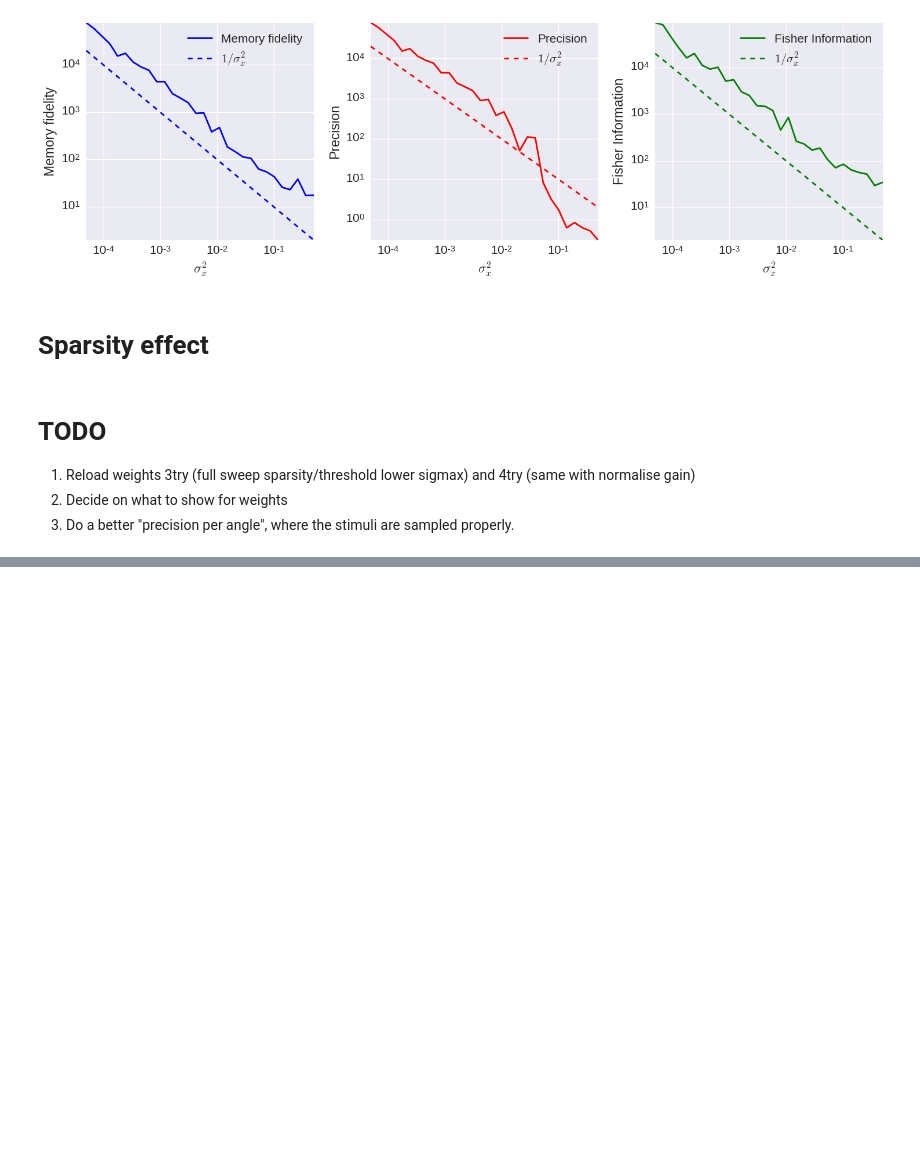
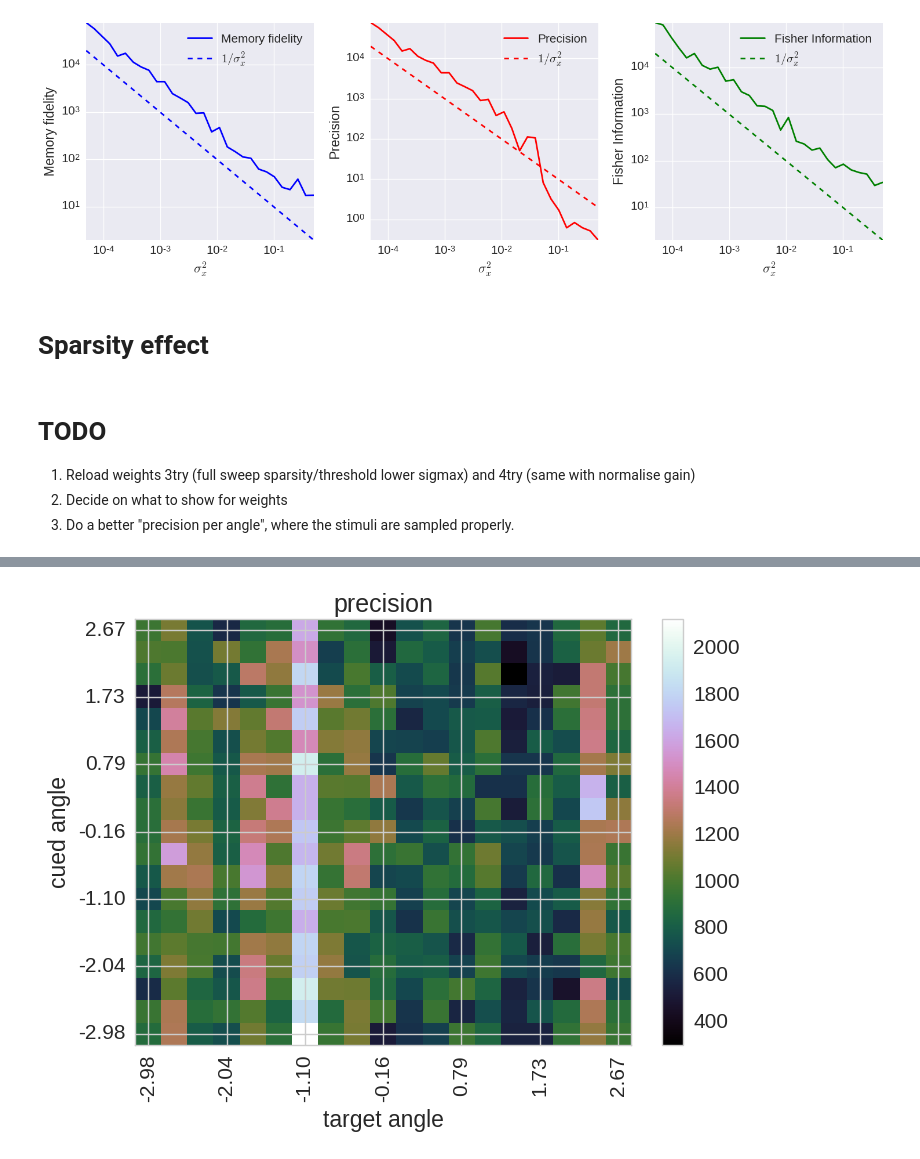
Before and after one commit to Azhag/Bayesian-visual-working-memory, a Jupyter notebook: Experiments/thesis_plots/Single Item characterisation - Hierarchical Network - 06.2017.ipynb, the cells around one changed output, grey strips where cells are left out. Saved outputs shown, nothing was run; the diff lists cells and outputs as text; code cells hidden in the pictures; blank space fills up the shorter version.

```diff
--- a/Experiments/thesis_plots/Single Item characterisation - Hierarchical Network - 06.2017.ipynb
+++ b/Experiments/thesis_plots/Single Item characterisation - Hierarchical Network - 06.2017.ipynb
@@ -568,0 +654,10 @@ plt.tight_layout()
+# %%
+data_pivot = df_avgstd.pivot_table(index="target_qi", columns="cued_qi",
+                                   values='precisions').as_matrix()
+with sns.axes_style('whitegrid'):
+    utils.pcolor_2d_data(data_pivot, x=df_avgstd.target_angle.unique(), y=df_avgstd.cued_angle.unique(),
+                         ticks_interpolate=7, cmap='cubehelix',
+                         xlabel='target angle', ylabel='cued angle',
+                         title='precision')
+# %% [output]
+[figure, added]
```
Also changed, not shown: parts of 7 cells of this notebook, 5 other files.
